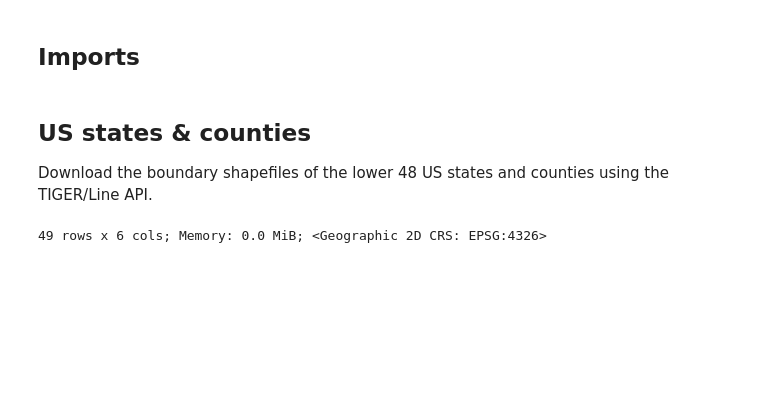
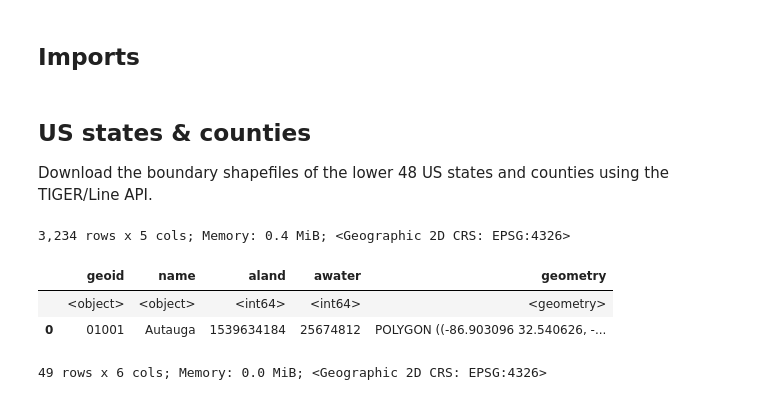
Before and after one commit to rvanxer/spatial_access_america, a Jupyter notebook: geometry.ipynb, the cells around one changed output. Saved outputs shown, nothing was run; the diff lists cells and outputs as text; code cells hidden in the pictures; blank space fills up the shorter version.

```diff
--- a/geometry.ipynb
+++ b/geometry.ipynb
@@ -8,6 +8,13 @@ from utils import *
 # %% [markdown]
 ## US states & counties
 Download the boundary shapefiles of the lower 48 US states and counties using the TIGER/Line API.
+# %%
+df = gpd.read_parquet('_access/zones/us/county_2020.parquet').disp()
+# %% [output]
+3,234 rows x 5 cols; Memory: 0.4 MiB; <Geographic 2D CRS: EPSG:4326>
+|  | geoid | name | aland | awater | geometry |
+|  | <object> | <object> | <int64> | <int64> | <geometry> |
+| 0 | 01001 | Autauga | 1539634184 | 25674812 | POLYGON ((-86.903096 32.540626, -... |
 # %%
 year = 2020
 # %%
```
Also changed, not shown: parts of 6 cells of this notebook, 6 other files.
